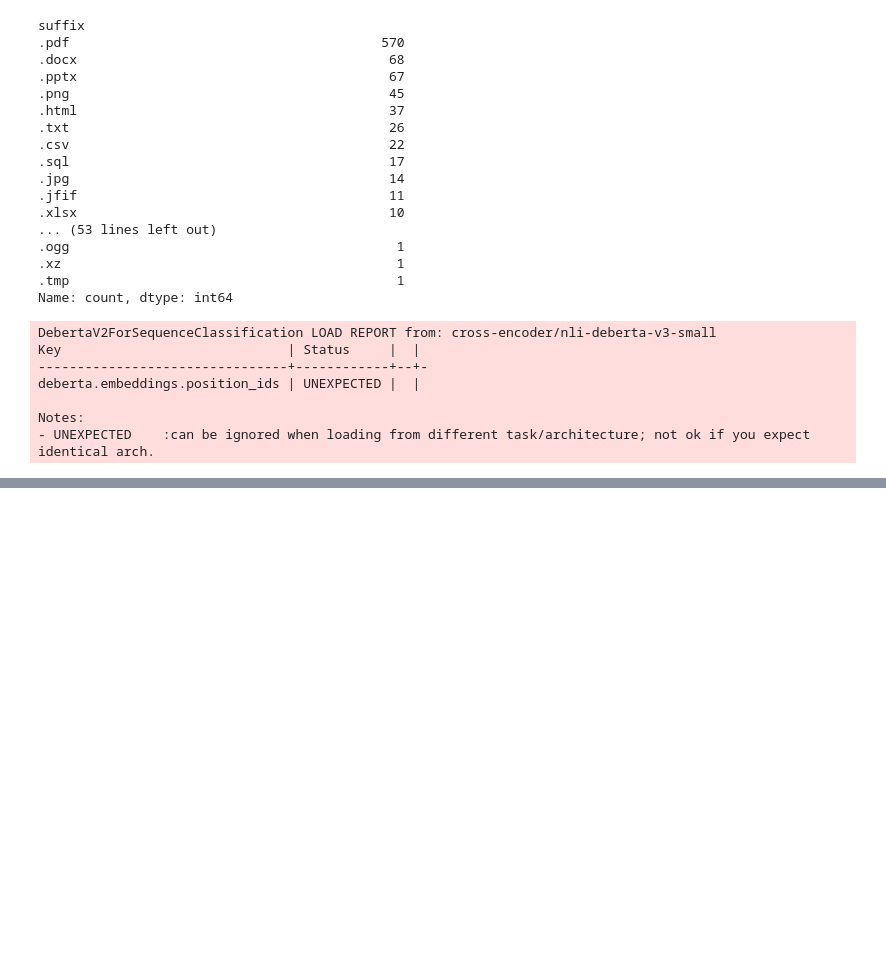
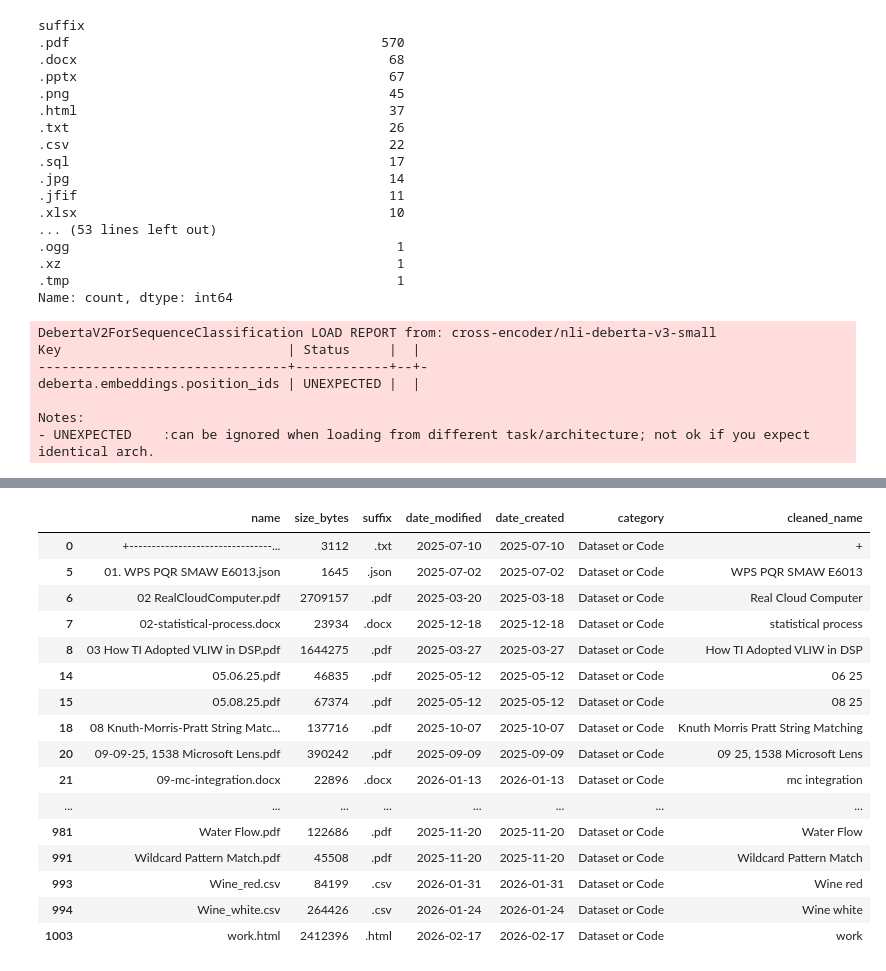
Before and after one commit to minklepop/download-analysis, a Jupyter notebook: main.ipynb, the cells around one changed output, grey strips where cells are left out. Saved outputs shown, nothing was run; the diff lists cells and outputs as text; code cells hidden in the pictures; blank space fills up the shorter version.

```diff
--- a/main.ipynb
+++ b/main.ipynb
@@ -263,0 +288,20 @@ print(df[["name", "suffix", "cleaned_name", "category"]].head(25).to_string(inde
+# %%
+df[df.category=="Dataset or Code"]
+# %% [output]
+|  | name | size_bytes | suffix | date_modified | date_created | category | cleaned_name |
+| 0 | +--------------------------------... | 3112 | .txt | 2025-07-10 | 2025-07-10 | Dataset or Code | + |
+| 5 | 01. WPS PQR SMAW E6013.json | 1645 | .json | 2025-07-02 | 2025-07-02 | Dataset or Code | WPS PQR SMAW E6013 |
+| 6 | 02 RealCloudComputer.pdf | 2709157 | .pdf | 2025-03-20 | 2025-03-18 | Dataset or Code | Real Cloud Computer |
+| 7 | 02-statistical-process.docx | 23934 | .docx | 2025-12-18 | 2025-12-18 | Dataset or Code | statistical process |
+| 8 | 03 How TI Adopted VLIW in DSP.pdf | 1644275 | .pdf | 2025-03-27 | 2025-03-27 | Dataset or Code | How TI Adopted VLIW in DSP |
+| 14 | 05.06.25.pdf | 46835 | .pdf | 2025-05-12 | 2025-05-12 | Dataset or Code | 06 25 |
+| 15 | 05.08.25.pdf | 67374 | .pdf | 2025-05-12 | 2025-05-12 | Dataset or Code | 08 25 |
+| 18 | 08 Knuth-Morris-Pratt String Matc... | 137716 | .pdf | 2025-10-07 | 2025-10-07 | Dataset or Code | Knuth Morris Pratt String Matching |
+| 20 | 09-09-25, 1538 Microsoft Lens.pdf | 390242 | .pdf | 2025-09-09 | 2025-09-09 | Dataset or Code | 09 25, 1538 Microsoft Lens |
+| 21 | 09-mc-integration.docx | 22896 | .docx | 2026-01-13 | 2026-01-13 | Dataset or Code | mc integration |
+| ... | ... | ... | ... | ... | ... | ... | ... |
+| 981 | Water Flow.pdf | 122686 | .pdf | 2025-11-20 | 2025-11-20 | Dataset or Code | Water Flow |
+| 991 | Wildcard Pattern Match.pdf | 45508 | .pdf | 2025-11-20 | 2025-11-20 | Dataset or Code | Wildcard Pattern Match |
+| 993 | Wine_red.csv | 84199 | .csv | 2026-01-31 | 2026-01-31 | Dataset or Code | Wine red |
+| 994 | Wine_white.csv | 264426 | .csv | 2026-01-24 | 2026-01-24 | Dataset or Code | Wine white |
+| 1003 | work.html | 2412396 | .html | 2026-02-17 | 2026-02-17 | Dataset or Code | work |
```
Also changed, not shown: parts of 6 cells of this notebook, 1 other file.
